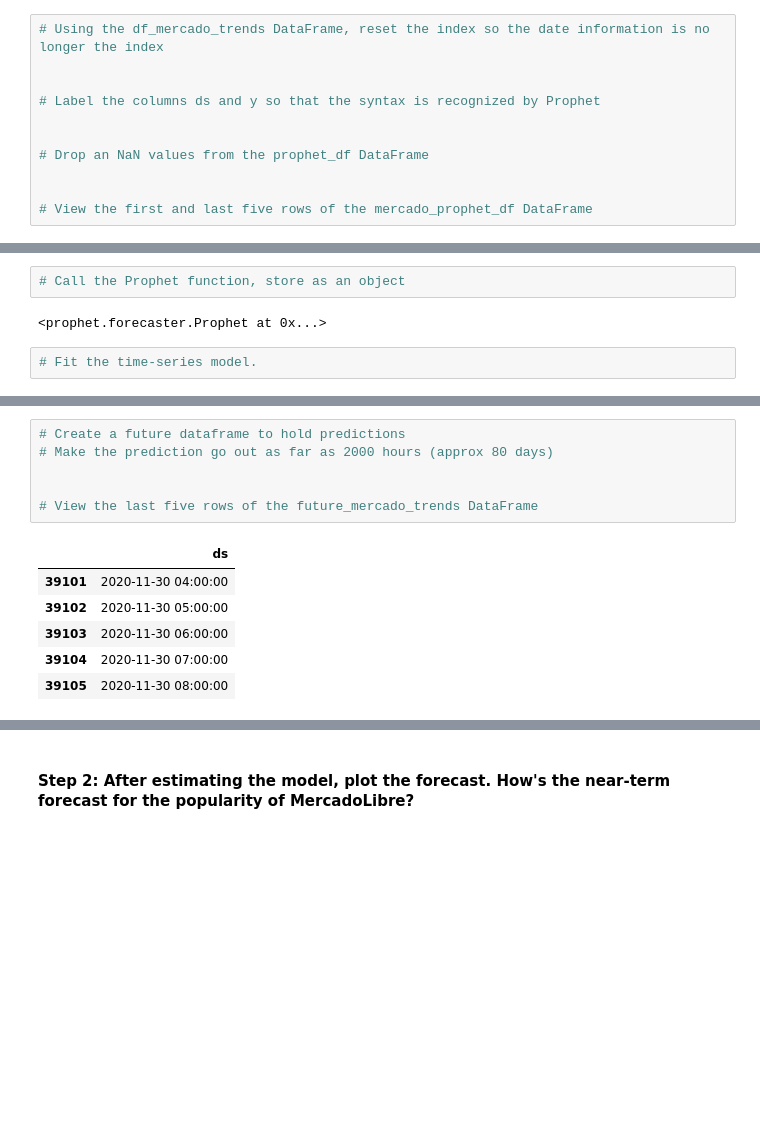
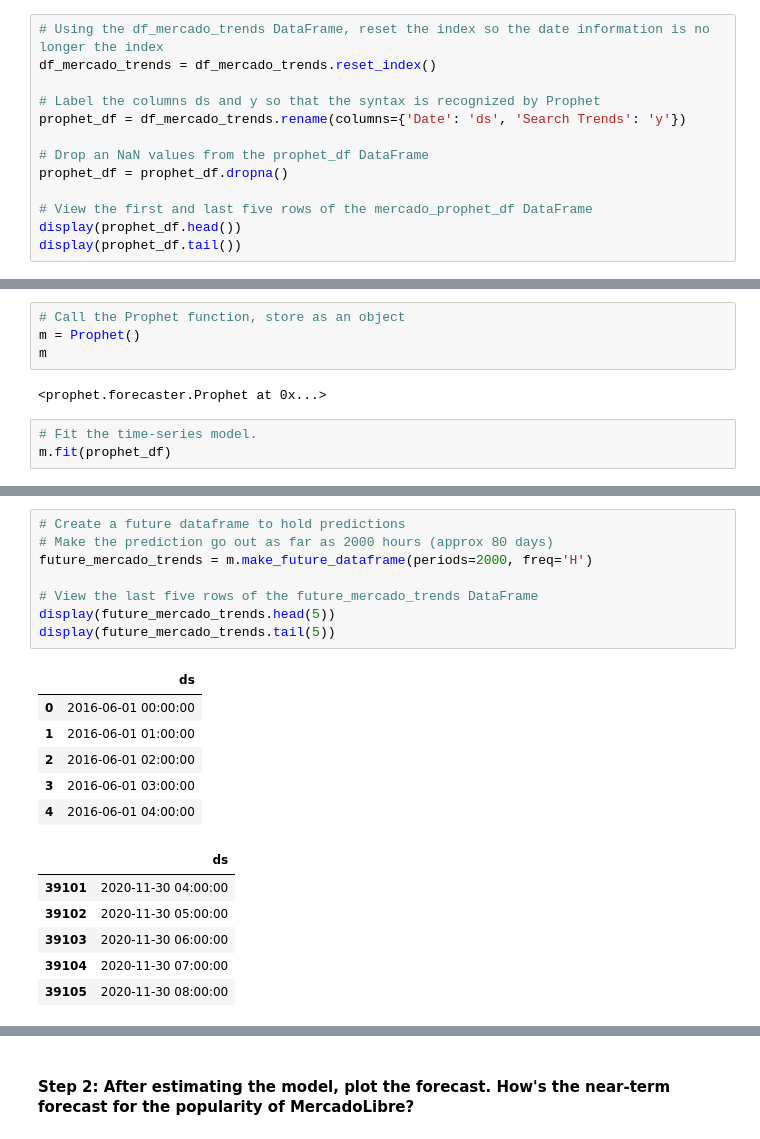
Before and after one commit to BrandonWelsh/prophet-challenge, a Jupyter notebook: forecasting_net_prophet.ipynb, the cells around one changed output, grey strips where cells are left out. Drawn from its saved outputs; the diff is of its cells as text; blank space fills up the shorter version.

```diff
--- a/forecasting_net_prophet.ipynb
+++ b/forecasting_net_prophet.ipynb
@@ -406,15 +409,17 @@ Now, you need to produce a time series model that analyzes and forecasts pattern
 #### Step 1: Set up the Google search data for a Prophet forecasting model.
 # %%
 # Using the df_mercado_trends DataFrame, reset the index so the date information is no longer the index
-
+df_mercado_trends = df_mercado_trends.reset_index()
 
 # Label the columns ds and y so that the syntax is recognized by Prophet
-
+prophet_df = df_mercado_trends.rename(columns={'Date': 'ds', 'Search Trends': 'y'})
 
 # Drop an NaN values from the prophet_df DataFrame
-
+prophet_df = prophet_df.dropna()
 
 # View the first and last five rows of the mercado_prophet_df DataFrame
+display(prophet_df.head())
+display(prophet_df.tail())
 # %% [output]
 |  | ds | y |
 | 0 | 2016-06-01 00:00:00 | 97 |
@@ -430,8 +435,11 @@ Now, you need to produce a time series model that analyzes and forecasts pattern
 | 37105 | 2020-09-08 00:00:00 | 96 |
 # %%
 # Call the Prophet function, store as an object
+m = Prophet()
+m
 # %% [output]
 <prophet.forecaster.Prophet at 0x...>
 # %%
 # Fit the time-series model.
+m.fit(prophet_df)
 # %% [output]
@@ -441,15 +449,23 @@ Now, you need to produce a time series model that analyzes and forecasts pattern
 # %%
 # Create a future dataframe to hold predictions
 # Make the prediction go out as far as 2000 hours (approx 80 days)
-
+future_mercado_trends = m.make_future_dataframe(periods=2000, freq='H')
 
 # View the last five rows of the future_mercado_trends DataFrame
+display(future_mercado_trends.head(5))
+display(future_mercado_trends.tail(5))
 # %% [output]
 |  | ds |
-| 39101 | 2020-11-30 04:00:00 |
-| 39102 | 2020-11-30 05:00:00 |
-| 39103 | 2020-11-30 06:00:00 |
-| 39104 | 2020-11-30 07:00:00 |
-| 39105 | 2020-11-30 08:00:00 |
+| 0 | 2016-06-01 00:00:00 |
+| 1 | 2016-06-01 01:00:00 |
+| 2 | 2016-06-01 02:00:00 |
+| 3 | 2016-06-01 03:00:00 |
+| 4 | 2016-06-01 04:00:00 |
+|  | ds |
+| 39101 | 2020-11-30 04:00:00 |
+| 39102 | 2020-11-30 05:00:00 |
+| 39103 | 2020-11-30 06:00:00 |
+| 39104 | 2020-11-30 07:00:00 |
+| 39105 | 2020-11-30 08:00:00 |
 # %%
 # Make the predictions for the trend data using the future_mercado_trends DataFrame
```
Also changed, not shown: parts of 15 cells of this notebook, 1 other file.
